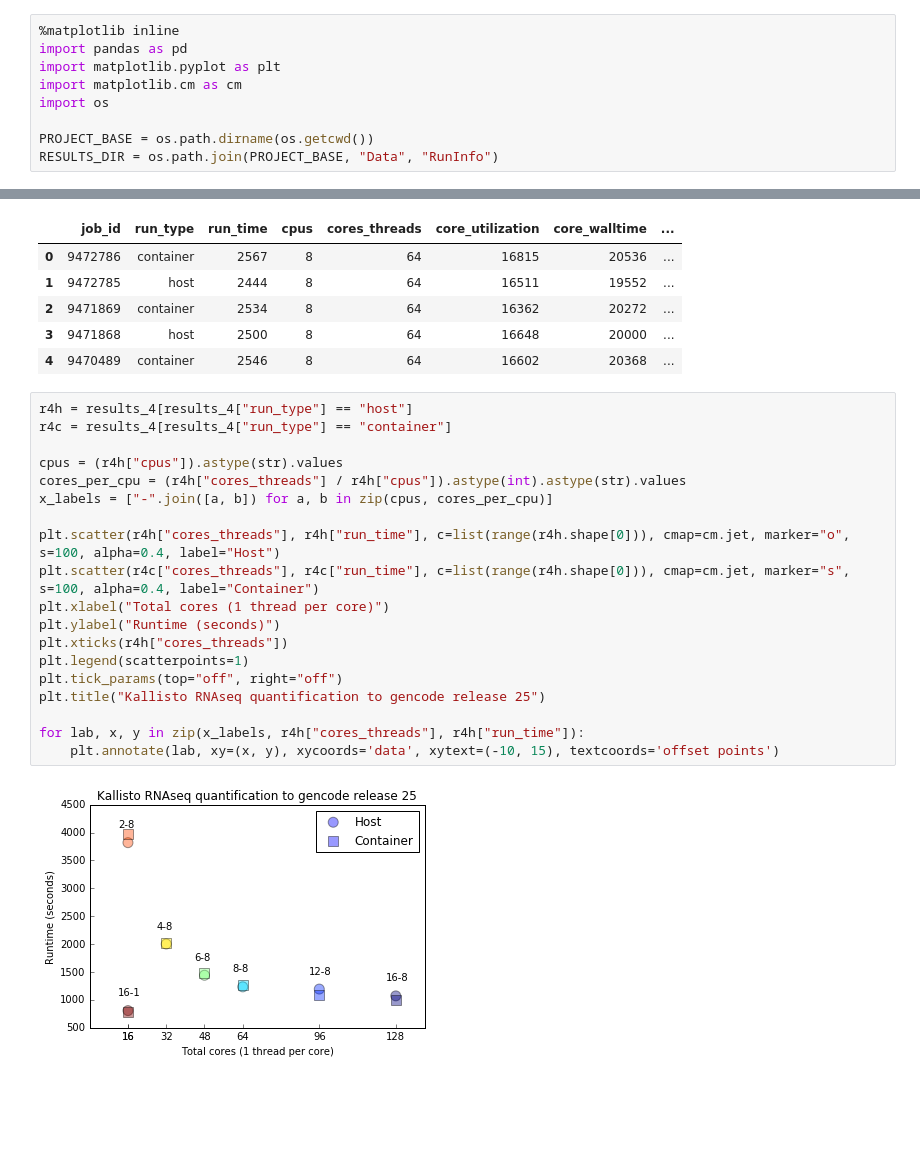
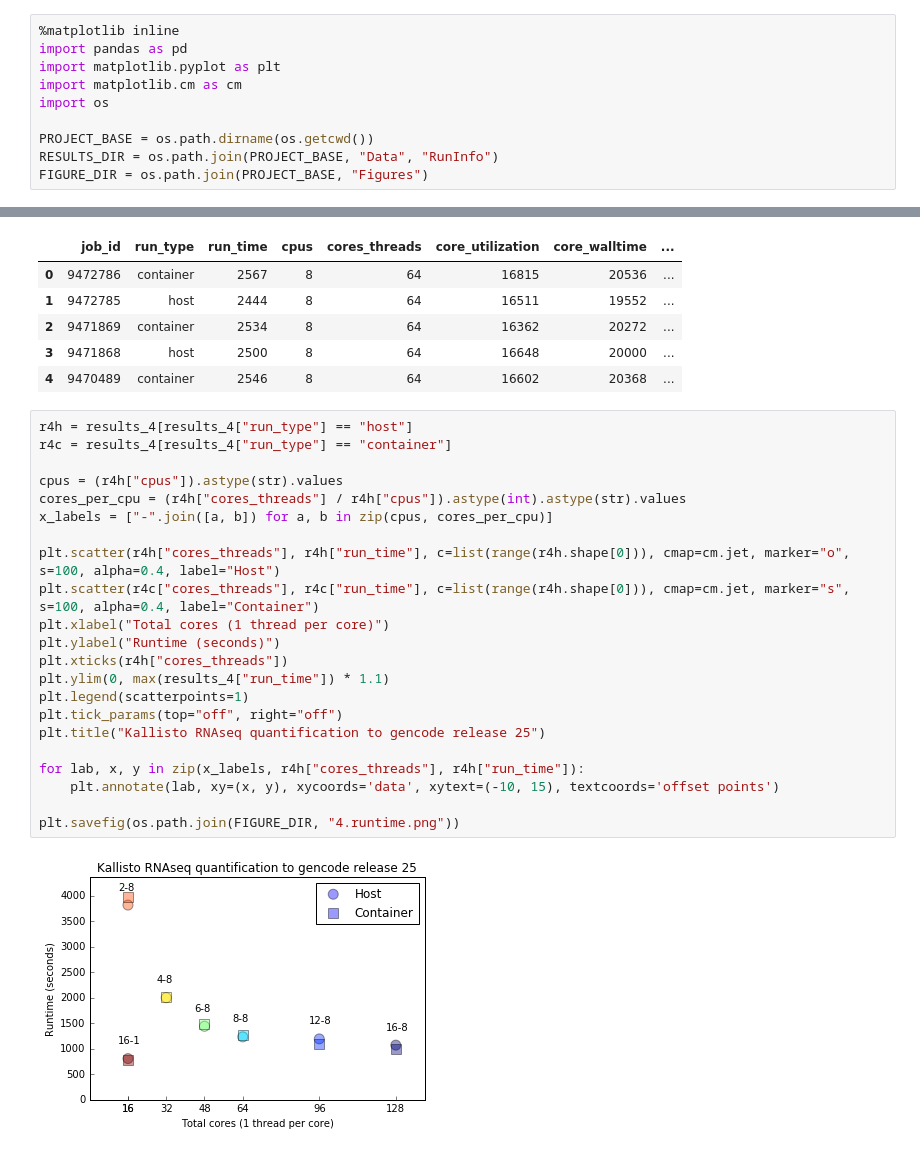
Before and after one commit to vsoch/singularity-scientific-example, a Jupyter notebook: Src/10.generate_graphs.ipynb, the cells around one changed output, grey strips where cells are left out. Drawn from its saved outputs; the diff is of its cells as text; blank space fills up the shorter version.

```diff
--- a/Src/10.generate_graphs.ipynb
+++ b/Src/10.generate_graphs.ipynb
@@ -7,6 +7,7 @@ import os
 
 PROJECT_BASE = os.path.dirname(os.getcwd())
 RESULTS_DIR = os.path.join(PROJECT_BASE, "Data", "RunInfo")
+FIGURE_DIR = os.path.join(PROJECT_BASE, "Figures")
 # %%
 results_4_file = os.path.join(RESULTS_DIR, "4.quantify_transcripts.results.tsv")
 results_6_file = os.path.join(RESULTS_DIR, "6.bwa_align.results.tsv")
@@ -121,21 +122,24 @@ results_9.head()
 # %%
 r4h = results_4[results_4["run_type"] == "host"]
 r4c = results_4[results_4["run_type"] == "container"]
 
 cpus = (r4h["cpus"]).astype(str).values
 cores_per_cpu = (r4h["cores_threads"] / r4h["cpus"]).astype(int).astype(str).values
 x_labels = ["-".join([a, b]) for a, b in zip(cpus, cores_per_cpu)]
 
 plt.scatter(r4h["cores_threads"], r4h["run_time"], c=list(range(r4h.shape[0])), cmap=cm.jet, marker="o", s=100, alpha=0.4, label="Host")
 plt.scatter(r4c["cores_threads"], r4c["run_time"], c=list(range(r4h.shape[0])), cmap=cm.jet, marker="s", s=100, alpha=0.4, label="Container")
 plt.xlabel("Total cores (1 thread per core)")
 plt.ylabel("Runtime (seconds)")
 plt.xticks(r4h["cores_threads"])
+plt.ylim(0, max(results_4["run_time"]) * 1.1)
 plt.legend(scatterpoints=1)
 plt.tick_params(top="off", right="off")
 plt.title("Kallisto RNAseq quantification to gencode release 25")
 
 for lab, x, y in zip(x_labels, r4h["cores_threads"], r4h["run_time"]):
     plt.annotate(lab, xy=(x, y), xycoords='data', xytext=(-10, 15), textcoords='offset points')
+
+plt.savefig(os.path.join(FIGURE_DIR, "4.runtime.png"))
 # %% [output]
-[figure, old version]
+[figure, new version]
```
Also changed, not shown: parts of 4 cells of this notebook, 8 other files.
